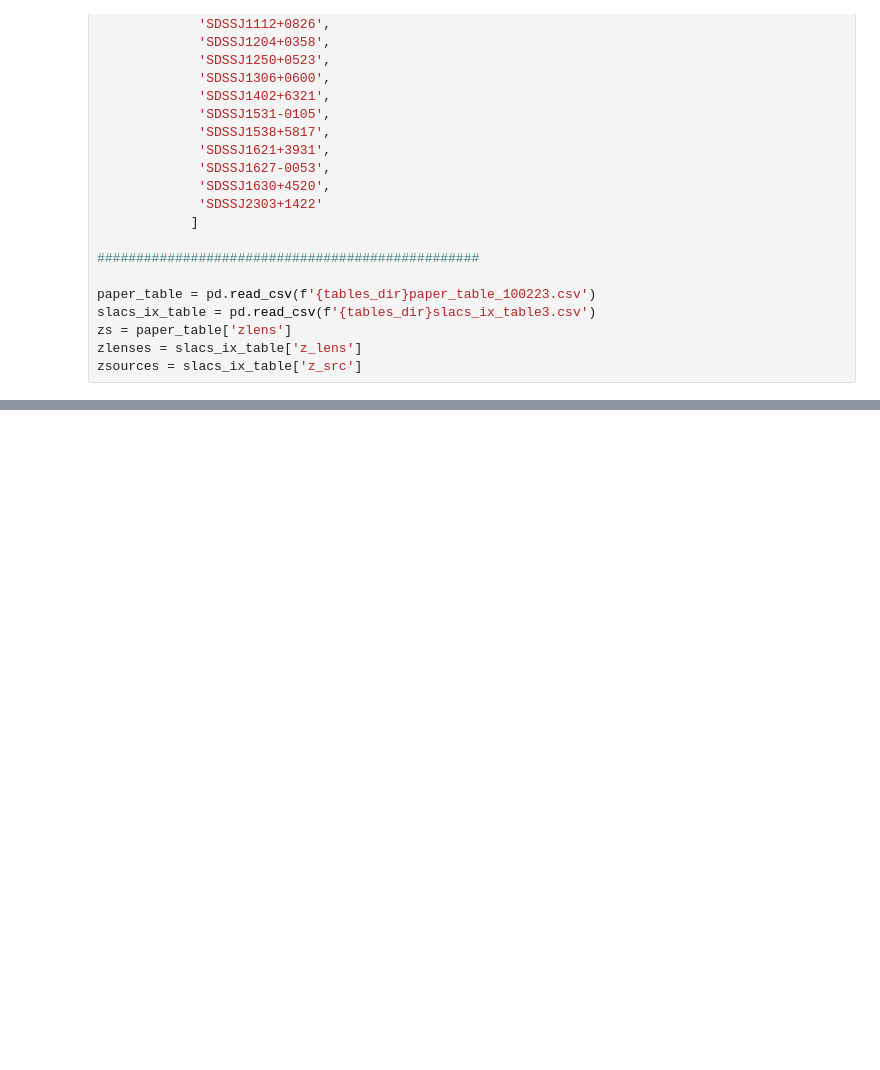
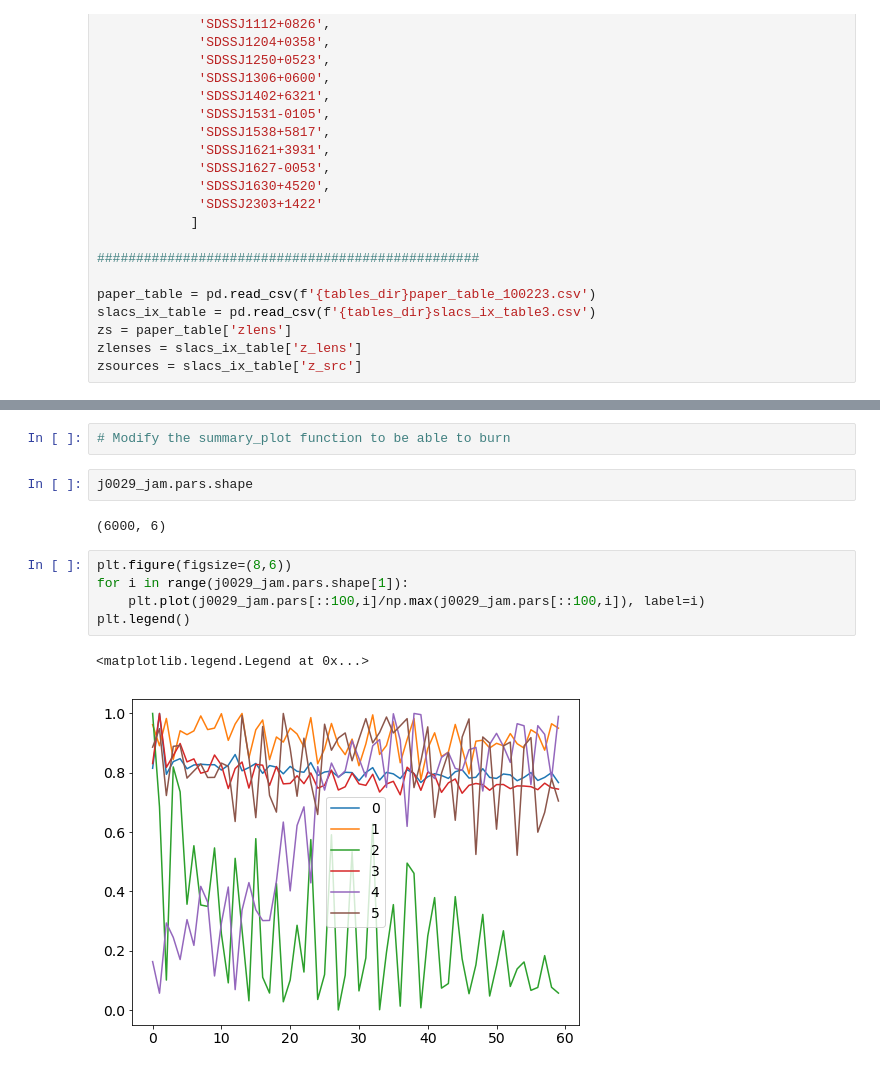
Before and after one commit to shawnknabel/slacs_kinematics_jam_modeling, a Jupyter notebook: jupyter_notebooks/jampy/013124_testing_space_jam_class_on_multiple_objects.ipynb, the cells around one changed output, grey strips where cells are left out. Saved outputs shown, nothing was run; the diff lists cells and outputs as text; blank space fills up the shorter version.

```diff
--- a/jupyter_notebooks/jampy/013124_testing_space_jam_class_on_multiple_objects.ipynb
+++ b/jupyter_notebooks/jampy/013124_testing_space_jam_class_on_multiple_objects.ipynb
@@ -199,0 +126,14 @@ Mean prior values are  [2.0, 0.74, 0.9, 1.0, 0.5, 7]
+# %%
+# Modify the summary_plot function to be able to burn
+# %%
+j0029_jam.pars.shape
+# %% [output]
+(6000, 6)
+# %%
+plt.figure(figsize=(8,6))
+for i in range(j0029_jam.pars.shape[1]):
+    plt.plot(j0029_jam.pars[::100,i]/np.max(j0029_jam.pars[::100,i]), label=i)
+plt.legend()
+# %% [output]
+<matplotlib.legend.Legend at 0x...>
+[figure, added]
```
Also changed, not shown: parts of 18 cells of this notebook, 6 other files.
